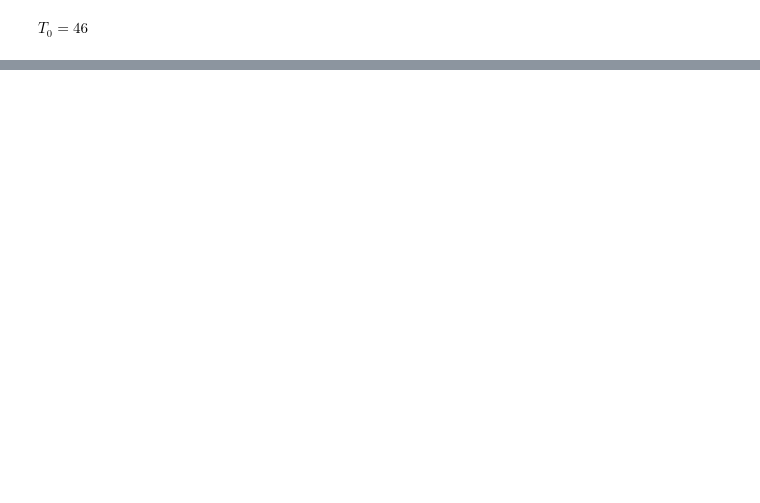
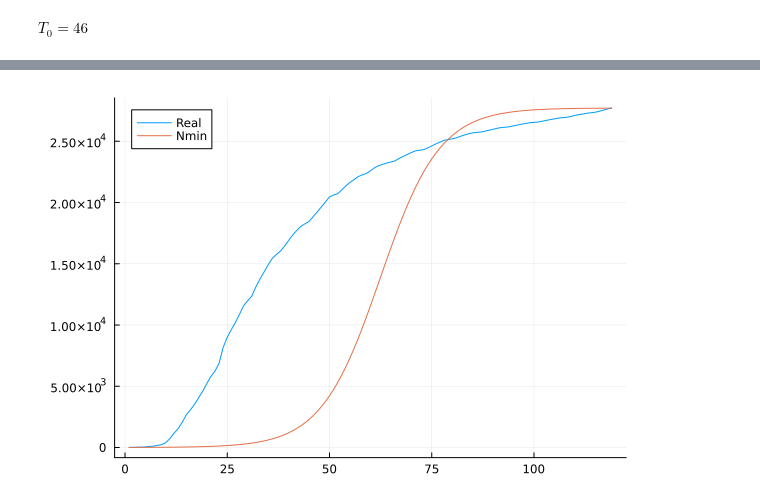
Before and after one commit to camilovelezr/m420p1, a Jupyter notebook: src/src.ipynb, the cells around one changed output, grey strips where cells are left out. Drawn from its saved outputs; the diff is of its cells as text; code cells hidden in the pictures; blank space fills up the shorter version.

```diff
--- a/src/src.ipynb
+++ b/src/src.ipynb
@@ -27,0 +65,3 @@ $T_{0} = 46$
+# %%
+tmax = 119;
+β̂_min = 6/(tmax*(tmax+1)*(2tmax+1))*(sum(x -> f1(x, Nmin), 1:tmax))
@@ -27,0 +78,2 @@ $T_{0} = 46$
+# %%
+beta = Dict(Nmin=> β̂_min, Nmax => β̂_max)
@@ -27,0 +89,8 @@ $T_{0} = 46$
+# %%
+for x in 1:tmax
+    try
+        j_helper(x, Nmin)
+    catch DomainError
+        @show x
+    end
+end
@@ -27,0 +111,4 @@ $T_{0} = 46$
+# %%
+function predict1(n::Int, t::Int)
+    (n*I(0))/(I(0) + (n - I(0))*exp(-beta[n]*t))
+end
@@ -27,0 +122,6 @@ $T_{0} = 46$
+# %%
+
+plot(1:tmax, [I.(1:tmax), [predict1(Nmin, x) for x in 1:tmax]],
+label = ["Real" "Nmin"])
+# %% [output]
+[figure, added]
```
Also changed, not shown: parts of 23 cells of this notebook.
